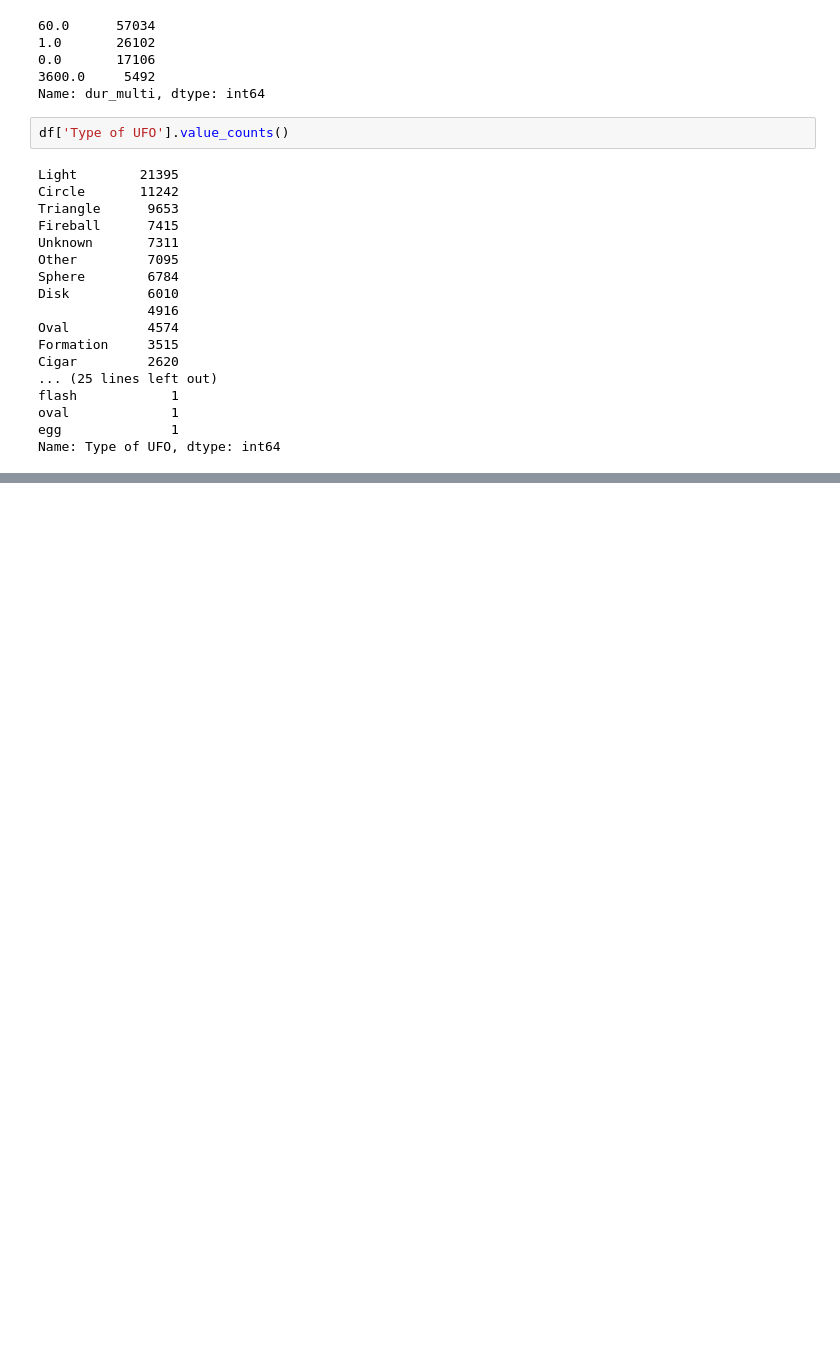
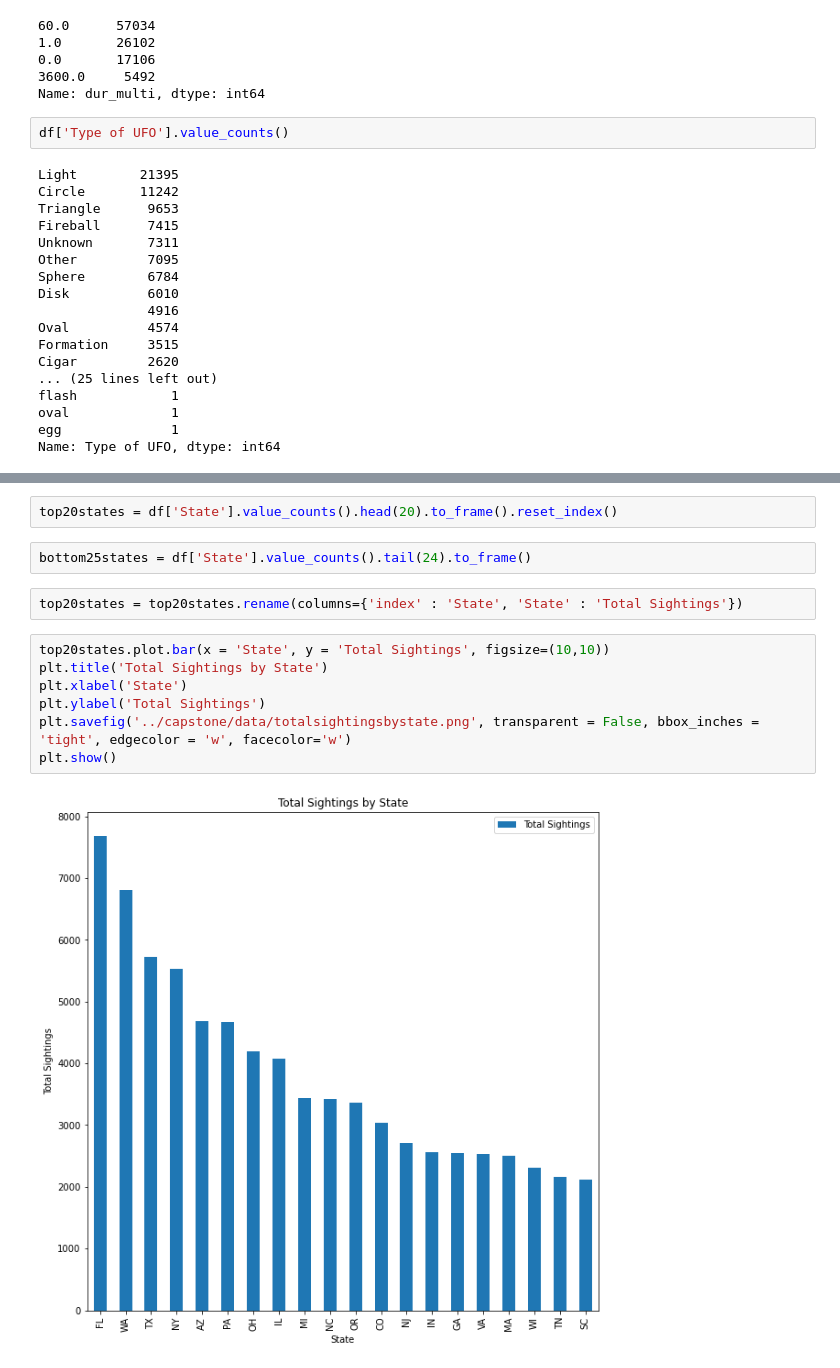
Before and after one commit to ColinSandidge/capstone, a Jupyter notebook: UFO_webscrape.ipynb, the cells around one changed output, grey strips where cells are left out. Saved outputs shown, nothing was run; the diff lists cells and outputs as text; blank space fills up the shorter version.

```diff
--- a/UFO_webscrape.ipynb
+++ b/UFO_webscrape.ipynb
@@ -522,0 +519,15 @@ Name: Type of UFO, dtype: int64
+# %%
+top20states = df['State'].value_counts().head(20).to_frame().reset_index()
+# %%
+bottom25states = df['State'].value_counts().tail(24).to_frame()
+# %%
+top20states = top20states.rename(columns={'index' : 'State', 'State' : 'Total Sightings'})
+# %%
+top20states.plot.bar(x = 'State', y = 'Total Sightings', figsize=(10,10))
+plt.title('Total Sightings by State')
+plt.xlabel('State')
+plt.ylabel('Total Sightings')
+plt.savefig('../capstone/data/totalsightingsbystate.png', transparent = False, bbox_inches = 'tight', edgecolor = 'w', facecolor='w')
+plt.show()
+# %% [output]
+[figure, added]
```
Also changed, not shown: parts of 66 cells of this notebook, 1 other file.
